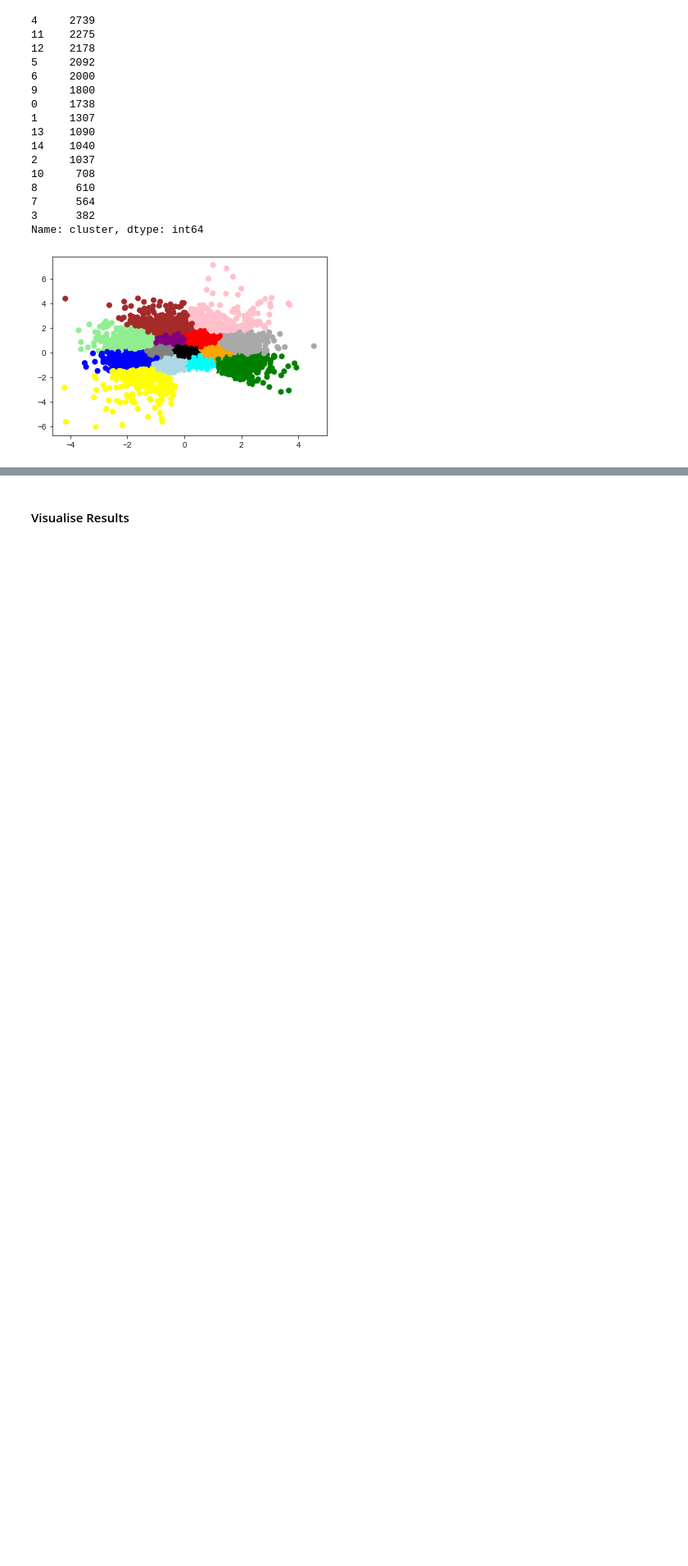
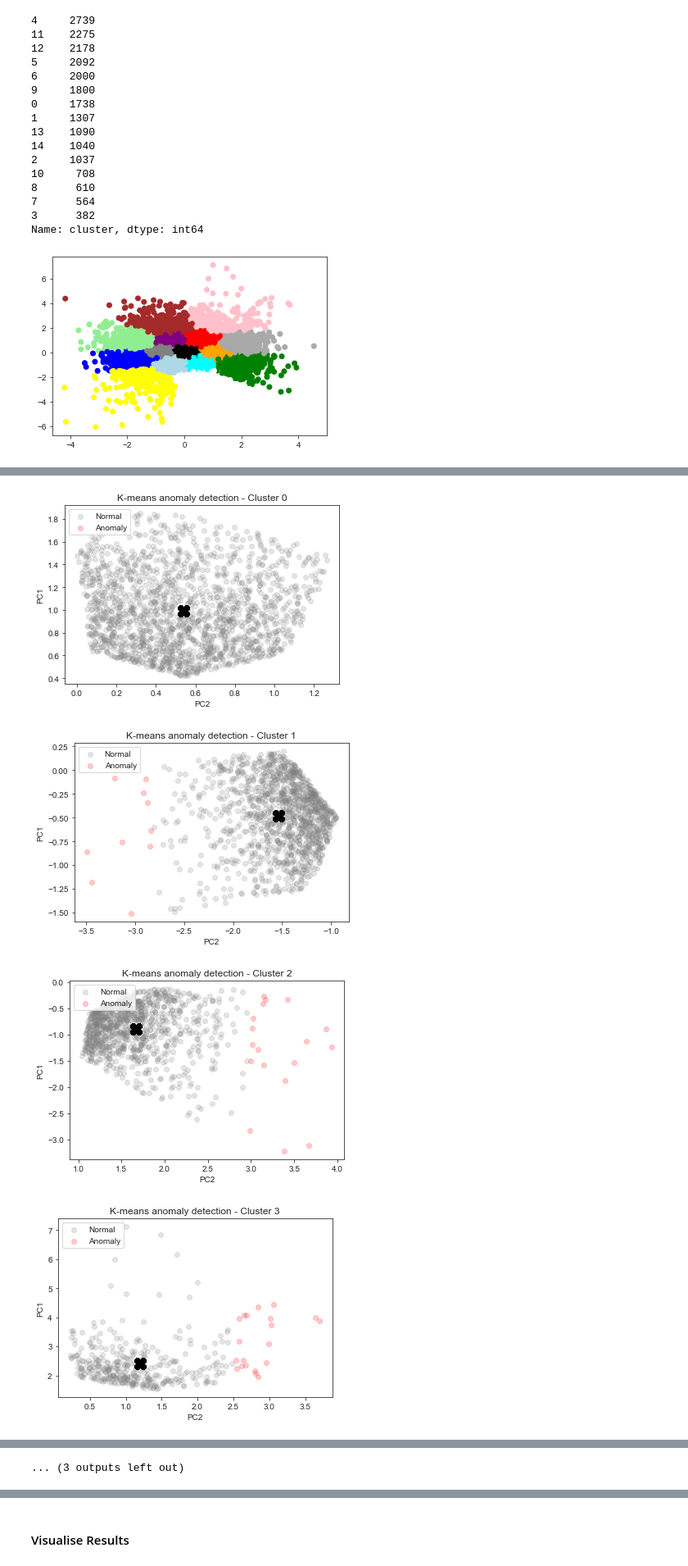
Before and after one commit to 3minuterecord/predictiveMaintenancePortfolio, a Jupyter notebook: 1_Bearing Data Predictive Maintenance.ipynb, the cells around one changed output, grey strips where cells are left out. Shown at 82% size. Cells and saved outputs as stored; diff of their text form; code cells hidden in the pictures; blank space fills up the shorter version.

```diff
--- a/1_Bearing Data Predictive Maintenance.ipynb
+++ b/1_Bearing Data Predictive Maintenance.ipynb
@@ -590,0 +615,23 @@ distance = pd.Series(getDistanceByPoint(data, kmeans[14]))
+# %%
+# Plot each cluster
+for cl in range(15):
+    tmp_0 = examine_cl[(examine_cl.prediction == 0) & (examine_cl.cluster == cl)]
+    tmp_1 = examine_cl[(examine_cl.prediction == 1) & (examine_cl.cluster == cl)]
+    # Visualisation of anomaly with cluster view
+    fig, ax = plt.subplots()
+
+    # Now plot
+    ax.scatter(tmp_0.PC1, tmp_0.PC2, zorder = 2, alpha = 0.2, c = 'grey', label = 'Normal')
+    ax.scatter(tmp_1.PC1, tmp_1.PC2, zorder = 1, alpha = 0.2, c = 'red', label = 'Anomaly')
+    ax.scatter(tmp_0.x_coords, tmp_0.y_coords, zorder = 3, marker = 'X', s = 200, alpha = 0.1, c = 'black')
+    ax.scatter(tmp_1.x_coords, tmp_1.y_coords, zorder = 3, marker = 'X', s = 200, alpha = 0.1, c = 'black')
+    plt.ylabel("PC1")
+    plt.xlabel("PC2")
+    plt.title(f'K-means anomaly detection - Cluster {cl}')
+    ax.legend(loc = 'upper left')
+    plt.show()
+# %% [output]
+[figure, added]
+[figure, added]
+[figure, added]
+[figure, added]
@@ -591 +646,2 @@ distance = pd.Series(getDistanceByPoint(data, kmeans[14]))
+... (3 outputs left out)
 # %%
```
Also changed, not shown: parts of 41 cells of this notebook, 2 other files.
